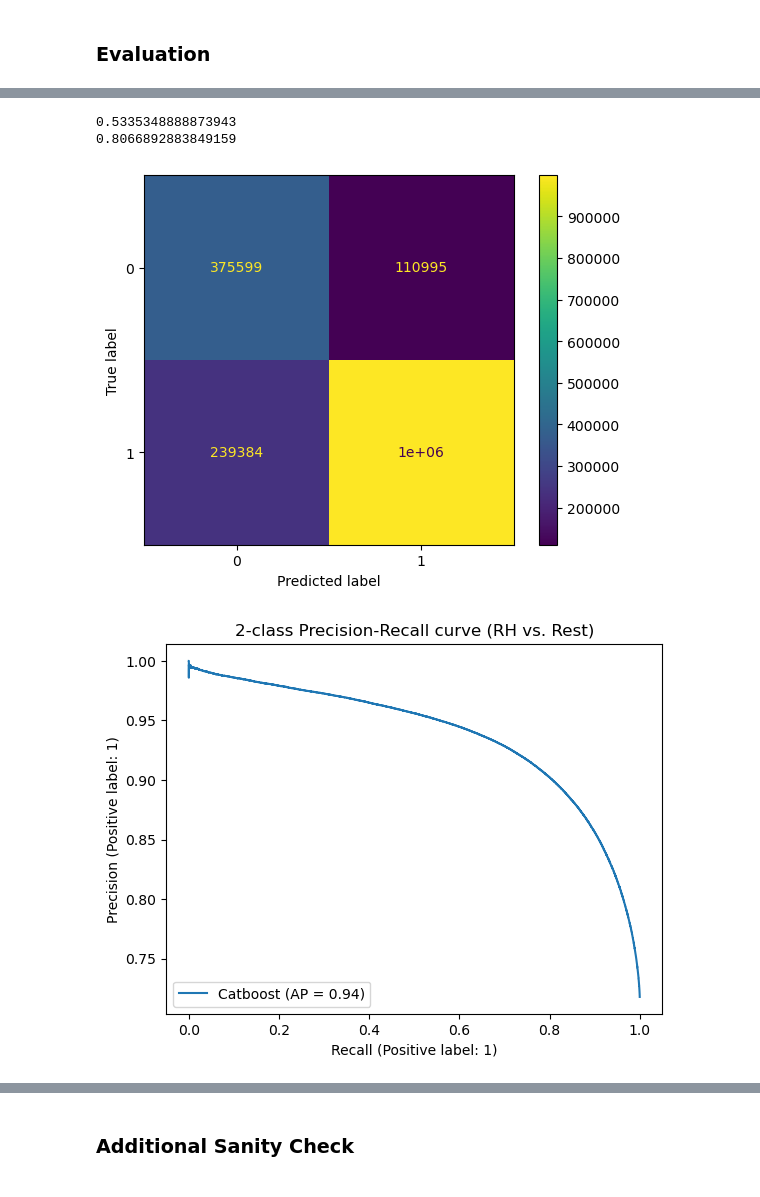
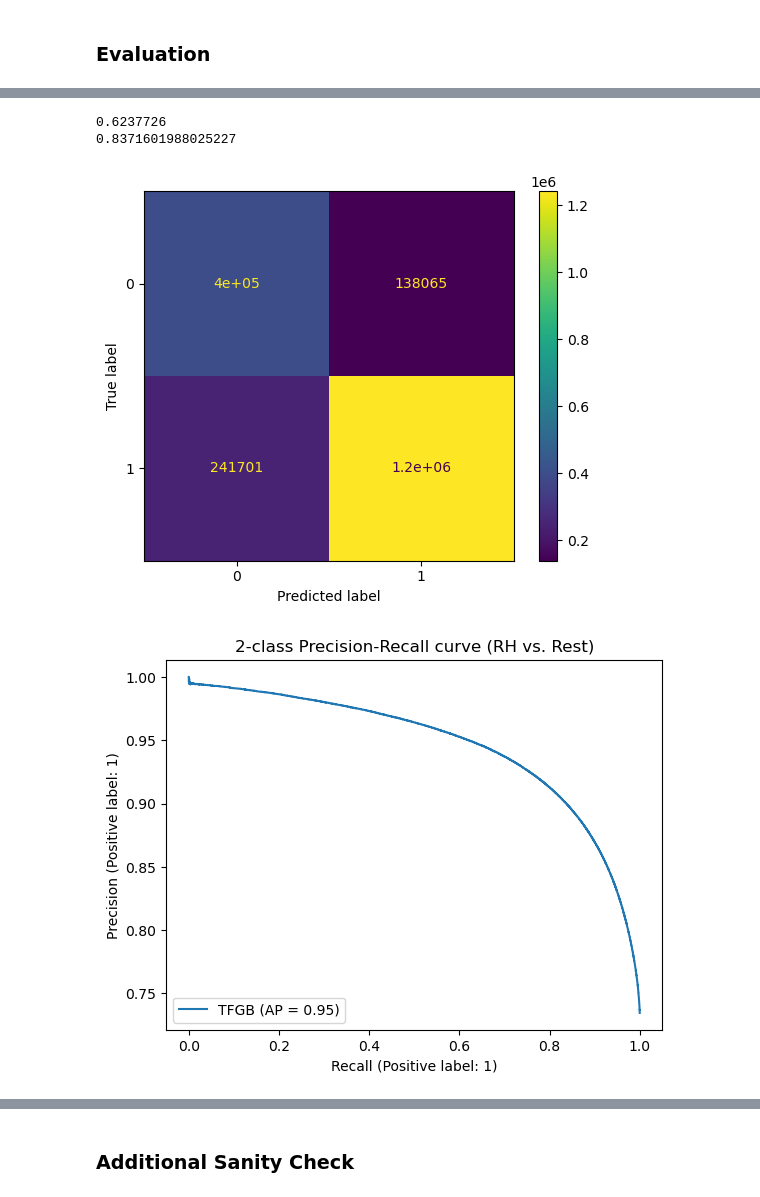
Before and after one commit to andreychubin-careem/rh_accelerant_intent_model_dev, a Jupyter notebook: model_training.ipynb, the cells around one changed output, grey strips where cells are left out. Drawn from its saved outputs; the diff is of its cells as text; code cells hidden in the pictures.

```diff
--- a/model_training.ipynb
+++ b/model_training.ipynb
@@ -161,0 +181,2 @@ preds = model.predict(cb_test)
+# %%
+model.fit(train_ds, validation_data=val_ds, verbose=2)
@@ -161,0 +247,5 @@ preds = model.predict(cb_test)
+# %%
+test_ds = tfdf.keras.pd_dataframe_to_tf_dataset(test.drop(TO_DROP + ['target'], axis=1), batch_size=4096)
+# %%
+ppreds = model.predict(test_ds).flatten()
+preds = np.where(ppreds > 0.5, 1, 0)
@@ -200,21 +307,21 @@ dict(zip(model.feature_names_, model.get_feature_importance()))
 # %%
-target_thresh, expected_recall = get_optimal_threshold(cb_test_y, ppreds[:, 1], 0.9)
+target_thresh, expected_recall = get_optimal_threshold(cb_test_y, ppreds, 0.9)
 
 print(target_thresh)
 print(expected_recall)
 # %% [output]
-0.5335348888873943
-0.8066892883849159
+0.6237726
+0.8371601988025227
 # %%
 threshold = target_thresh
 
-cm = confusion_matrix(cb_test_y, np.where(ppreds[:, 1] > threshold, 1, 0))
+cm = confusion_matrix(cb_test_y, np.where(ppreds > threshold, 1, 0))
 cm_display = ConfusionMatrixDisplay(cm).plot()
 # %% [output]
-[figure, old version]
+[figure, new version]
 # %%
-display = PrecisionRecallDisplay.from_predictions(cb_test_y, ppreds[:, 1], name="Catboost")
-_ = display.ax_.set_title("2-class Precision-Recall curve (RH vs. Rest)")
+display_ = PrecisionRecallDisplay.from_predictions(cb_test_y, ppreds, name="TFGB")
+_ = display_.ax_.set_title("2-class Precision-Recall curve (RH vs. Rest)")
 # %% [output]
-[figure, old version]
+[figure, new version]
 # %%
```
Also changed, not shown: parts of 89 cells of this notebook, 9 other files.
